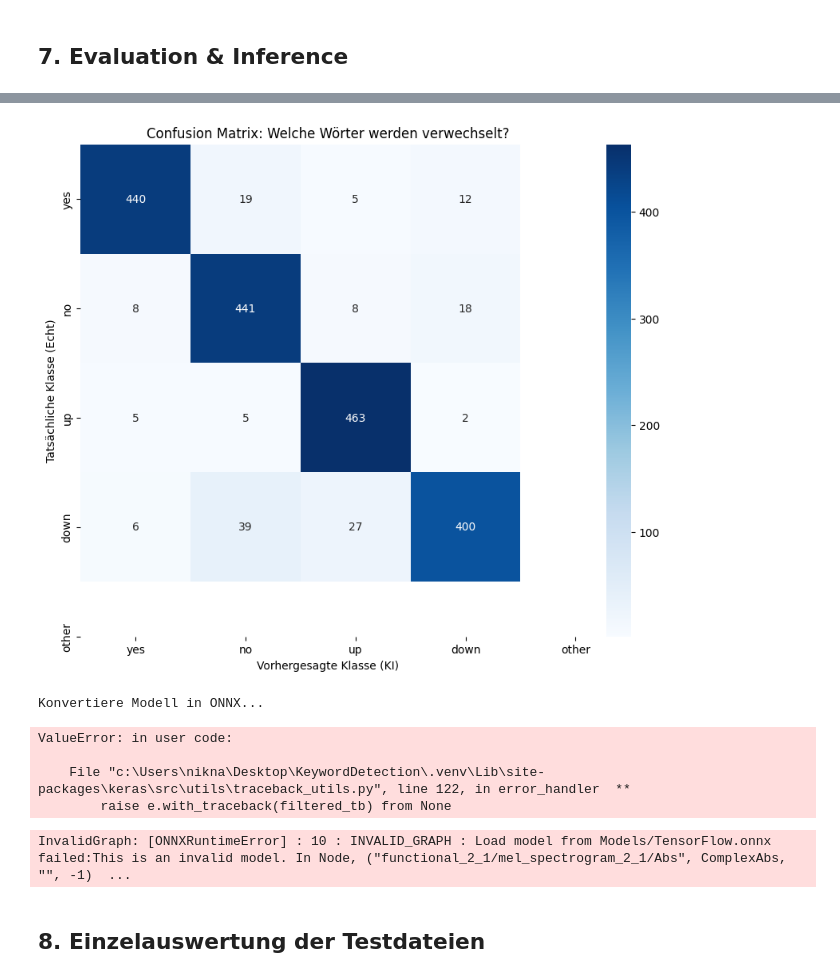
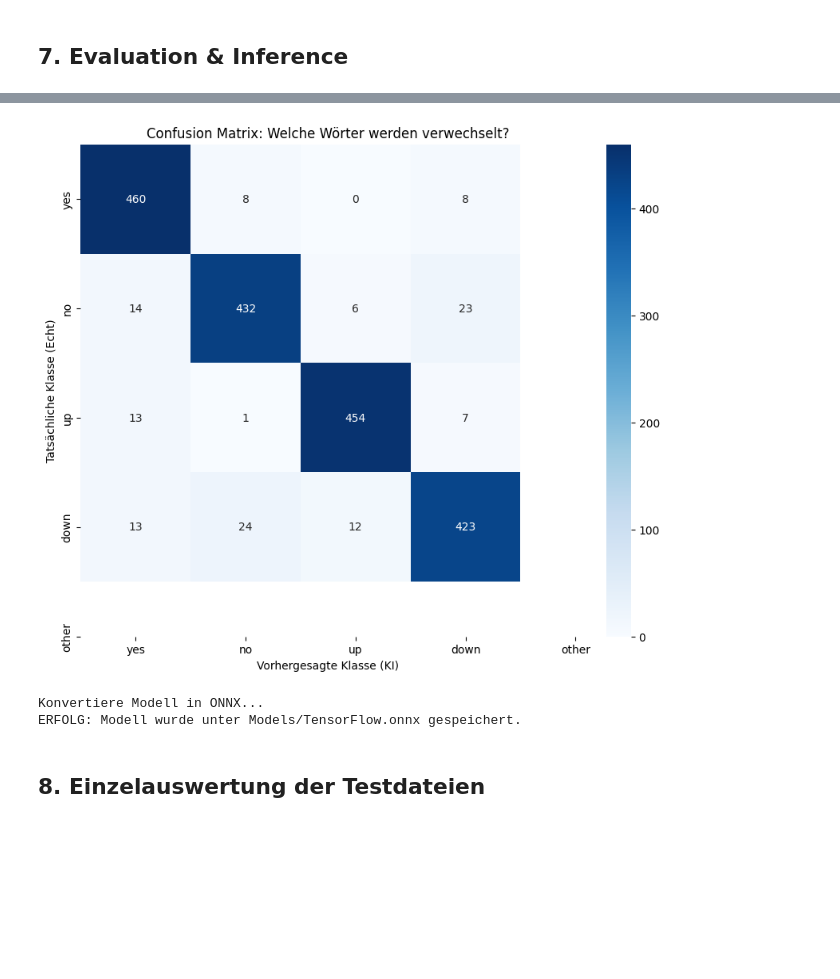
Before and after one commit to KOFiblto/KeywordDetection, a Jupyter notebook: TensorFlow/tensorflow.ipynb, the cells around one changed output, grey strips where cells are left out. Saved outputs shown, nothing was run; the diff lists cells and outputs as text; code cells hidden in the pictures; blank space fills up the shorter version.

Commit message:
Model + Fix

```diff
--- a/TensorFlow/tensorflow.ipynb
+++ b/TensorFlow/tensorflow.ipynb
@@ -229,7 +225,7 @@ upper_edge_hertz = 7600.0
 def build_model(num_classes):
 
     mfcc_input = tf.keras.Input(
-        shape=(124, 13, 1),
+        shape=(40, 81, 1),
         name='mfcc_input'
     )
 
@@ -425,7 +420,7 @@ print("Konvertiere Modell in ONNX...")
 
 input_signature = [
     tf.TensorSpec(
-        [None, 124, 13, 1],
+        [None, 40, 81, 1],
         tf.float32,
         name="mfcc_input"
     )
@@ -451,23 +446,7 @@ FINALE TEST-GENAUIGKEIT: 91.89%
 Generiere Vorhersagen für die Confusion Matrix...
-[figure, old version]
+[figure, new version]
 Konvertiere Modell in ONNX...
+ERFOLG: Modell wurde unter Models/TensorFlow.onnx gespeichert.
-ValueError: in user code:
-
-    File "c:\Users\nikna\Desktop\KeywordDetection\.venv\Lib\site-packages\keras\src\utils\traceback_utils.py", line 122, in error_handler  **
-        raise e.with_traceback(filtered_tb) from None
-# %%
-import onnxruntime as ort
-
-session = ort.InferenceSession(
-    "Models/TensorFlow.onnx",
-    providers=["CPUExecutionProvider"]
-)
-
-print("ONNX geladen")
-print(session.get_inputs())
-print(session.get_outputs())
-# %% [output]
-InvalidGraph: [ONNXRuntimeError] : 10 : INVALID_GRAPH : Load model from Models/TensorFlow.onnx failed:This is an invalid model. In Node, ("functional_2_1/mel_spectrogram_2_1/Abs", ComplexAbs, "", -1)  ...
 # %% [markdown]
 ## 8. Einzelauswertung der Testdateien
 # %%
```
Also changed, not shown: parts of 5 cells of this notebook, 7 other files.
